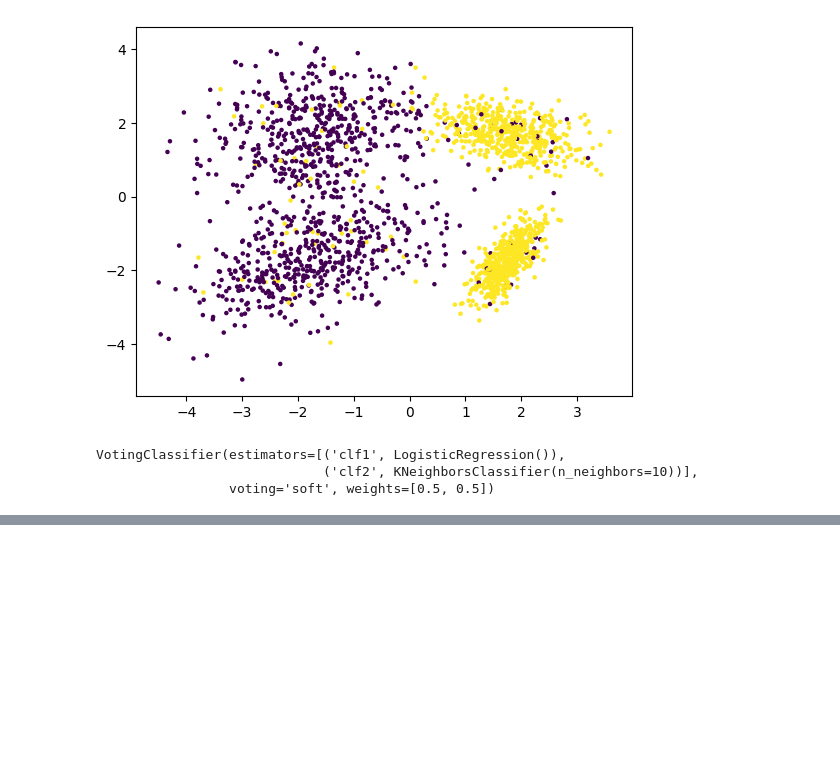
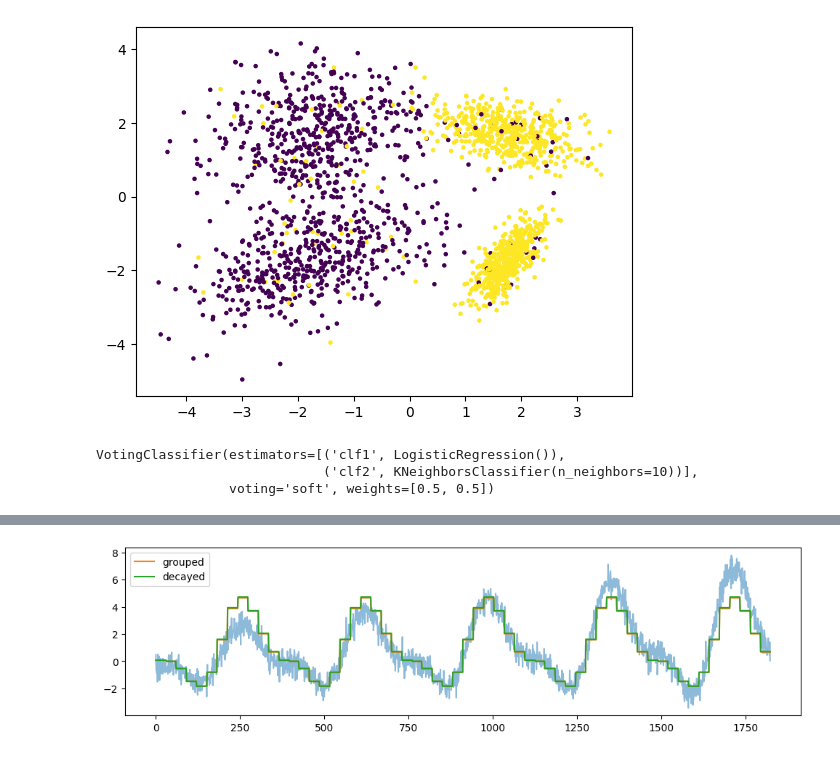
Before and after one commit to Victoran0/Machine-LEarning, a Jupyter notebook: Scikit Learn/meta-estimators/meta-estimators.ipynb, the cells around one changed output, grey strips where cells are left out. Cells and saved outputs as stored; diff of their text form; code cells hidden in the pictures; blank space fills up the shorter version.

```diff
--- a/Scikit Learn/meta-estimators/meta-estimators.ipynb
+++ b/Scikit Learn/meta-estimators/meta-estimators.ipynb
@@ -28,0 +99,8 @@ VotingClassifier(estimators=[('clf1', LogisticRegression()),
+# %%
+plt.figure(figsize=(12, 3))
+plt.plot(df['yt'], alpha=0.5);
+plt.plot(mod1.predict(df[['m']]), label='grouped')
+plt.plot(mod2.predict(df[['index', 'm']]), label='decayed')
+plt.legend();
+# %% [output]
+[figure, added]
```
Also changed, not shown: parts of 14 cells of this notebook.
